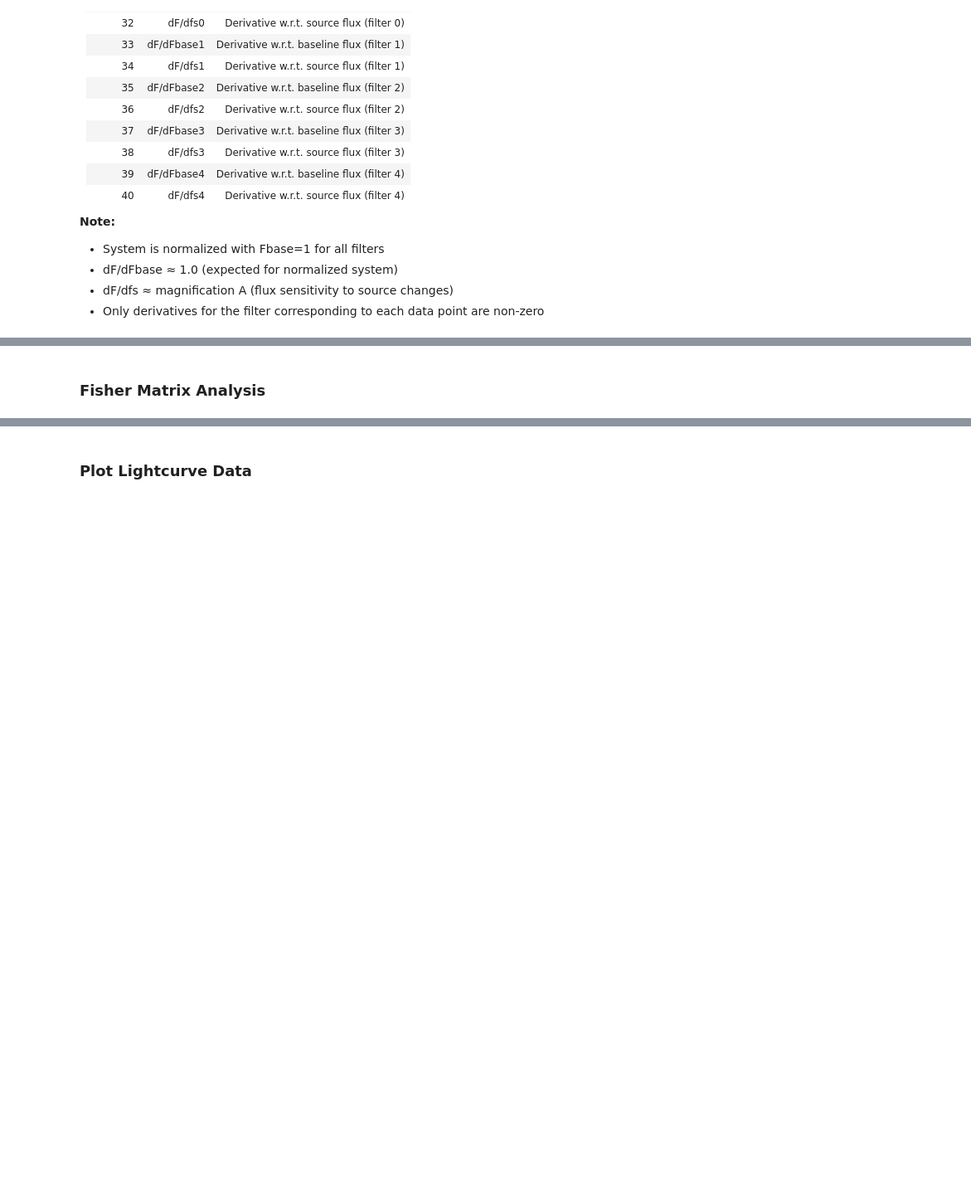
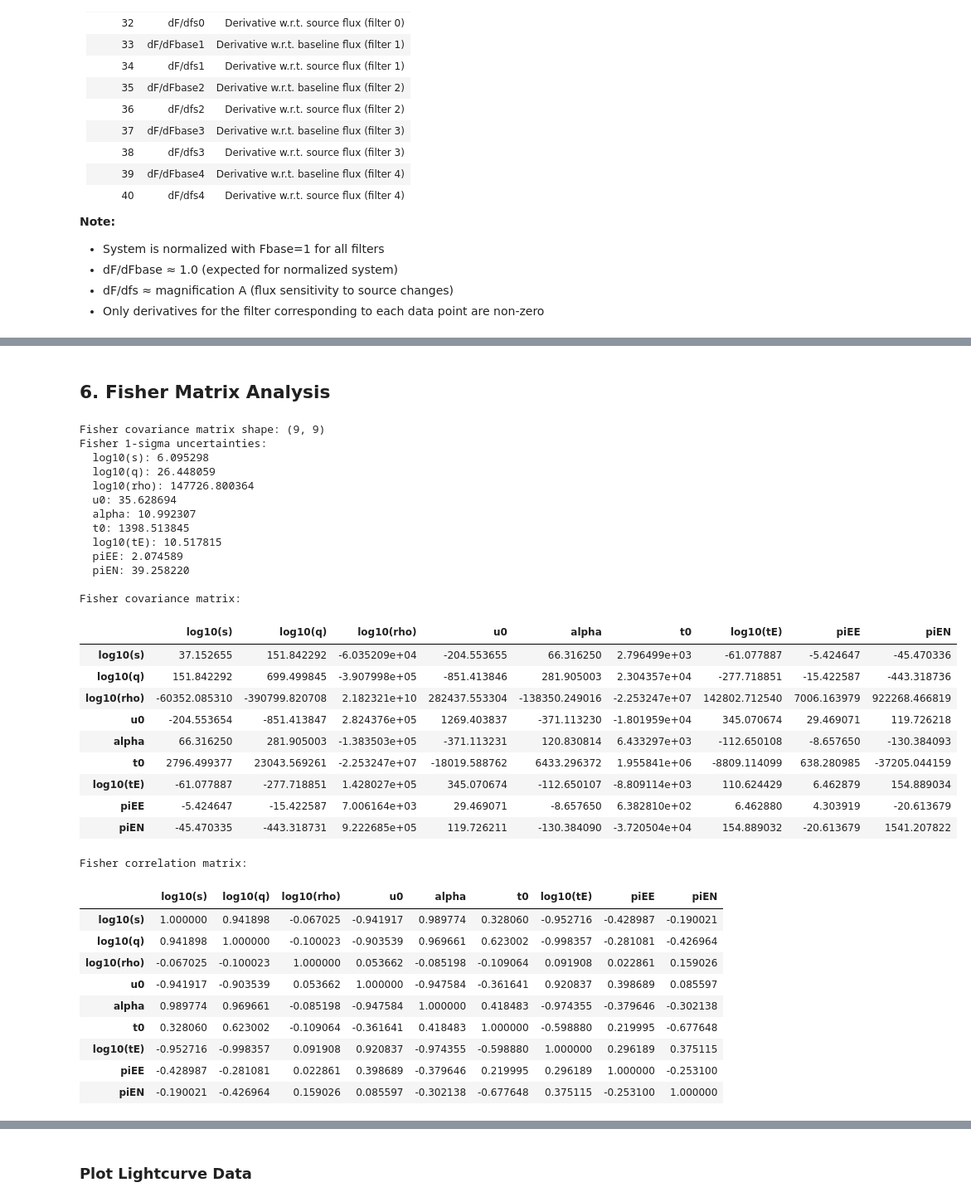
Before and after one commit to AmberLee2427/GullsPosteriors, a Jupyter notebook: fisher_exploration.ipynb, the cells around one changed output, grey strips where cells are left out. Shown at 83% size. Cells and saved outputs as stored; diff of their text form; code cells hidden in the pictures; blank space fills up the shorter version.

```diff
--- a/fisher_exploration.ipynb
+++ b/fisher_exploration.ipynb
@@ -440,32 +282,72 @@ else:
 # %% [markdown]
-### Fisher Matrix Analysis
+## 6. Fisher Matrix Analysis
 # %%
 # Analyze Fisher matrix if available
 if hasattr(data_obj, 'model_covariance') and data_obj.model_covariance is not None:
     fisher_cov = data_obj.model_covariance
     fisher_unc = data_obj.model_parameter_uncertainties
 
+    # Parameter names (in internal order)
+    param_names = ['log10(s)', 'log10(q)', 'log10(rho)', 'u0', 'alpha', 't0', 'log10(tE)', 'piEE', 'piEN']
+
     print(f"Fisher covariance matrix shape: {fisher_cov.shape}")
-    print(f"Fisher uncertainties: {fisher_unc}")
+    print(f"Fisher 1-sigma uncertainties:")
+    for i, (name, unc) in enumerate(zip(param_names, fisher_unc)):
+        print(f"  {name}: {unc:.6f}")
 
-    # Parameter names (in the order used by the code)
-    param_names = ['s', 'q', 'rho', 'u0', 'alpha', 't0', 'tE', 'piEE', 'piEN']
+    # Additional Fisher info if available
+    if hasattr(data_obj, 'n_flux_params'):
+        print(f"\nFisher includes {data_obj.n_flux_params} flux parameters (marginalized out)")
+    if hasattr(data_obj, 'fisher_inversion_success'):
+        print(f"Fisher inversion successful: {data_obj.fisher_inversion_success}")
 
     # Create DataFrame for Fisher covariance
     fisher_df = pd.DataFrame(fisher_cov, index=param_names, columns=param_names)
     print("\nFisher covariance matrix:")
     display(fisher_df)
 
     # Calculate correlation matrix
     fisher_corr = fisher_cov / np.outer(fisher_unc, fisher_unc)
     corr_df = pd.DataFrame(fisher_corr, index=param_names, columns=param_names)
     print("\nFisher correlation matrix:")
     display(corr_df)
 
 else:
     print("No Fisher matrix information available.")
-    print("This might be because:")
-    print("1. The lightcurve file doesn't contain Fisher derivative columns")
-    print("2. The Fisher computation failed")
-    print("3. You haven't loaded a lightcurve file yet")
+    print("Check that the lightcurve file contains Fisher derivative columns.")
+# %% [output]
+Fisher covariance matrix shape: (9, 9)
+Fisher 1-sigma uncertainties:
+  log10(s): 6.095298
+  log10(q): 26.448059
+  log10(rho): 147726.800364
+  u0: 35.628694
+  alpha: 10.992307
+  t0: 1398.513845
+  log10(tE): 10.517815
+  piEE: 2.074589
+  piEN: 39.258220
+
+Fisher covariance matrix:
+|  | log10(s) | log10(q) | log10(rho) | u0 | alpha | t0 | log10(tE) | piEE | piEN |
+| log10(s) | 37.152655 | 151.842292 | -6.035209e+04 | -204.553655 | 66.316250 | 2.796499e+03 | -61.077887 | -5.424647 | -45.470336 |
+| log10(q) | 151.842292 | 699.499845 | -3.907998e+05 | -851.413846 | 281.905003 | 2.304357e+04 | -277.718851 | -15.422587 | -443.318736 |
+| log10(rho) | -60352.085310 | -390799.820708 | 2.182321e+10 | 282437.553304 | -138350.249016 | -2.253247e+07 | 142802.712540 | 7006.163979 | 922268.466819 |
+| u0 | -204.553654 | -851.413847 | 2.824376e+05 | 1269.403837 | -371.113230 | -1.801959e+04 | 345.070674 | 29.469071 | 119.726218 |
+| alpha | 66.316250 | 281.905003 | -1.383503e+05 | -371.113231 | 120.830814 | 6.433297e+03 | -112.650108 | -8.657650 | -130.384093 |
+| t0 | 2796.499377 | 23043.569261 | -2.253247e+07 | -18019.588762 | 6433.296372 | 1.955841e+06 | -8809.114099 | 638.280985 | -37205.044159 |
+| log10(tE) | -61.077887 | -277.718851 | 1.428027e+05 | 345.070674 | -112.650107 | -8.809114e+03 | 110.624429 | 6.462879 | 154.889034 |
+| piEE | -5.424647 | -15.422587 | 7.006164e+03 | 29.469071 | -8.657650 | 6.382810e+02 | 6.462880 | 4.303919 | -20.613679 |
+| piEN | -45.470335 | -443.318731 | 9.222685e+05 | 119.726211 | -130.384090 | -3.720504e+04 | 154.889032 | -20.613679 | 1541.207822 |
+Fisher correlation matrix:
+|  | log10(s) | log10(q) | log10(rho) | u0 | alpha | t0 | log10(tE) | piEE | piEN |
+| log10(s) | 1.000000 | 0.941898 | -0.067025 | -0.941917 | 0.989774 | 0.328060 | -0.952716 | -0.428987 | -0.190021 |
+| log10(q) | 0.941898 | 1.000000 | -0.100023 | -0.903539 | 0.969661 | 0.623002 | -0.998357 | -0.281081 | -0.426964 |
+| log10(rho) | -0.067025 | -0.100023 | 1.000000 | 0.053662 | -0.085198 | -0.109064 | 0.091908 | 0.022861 | 0.159026 |
+| u0 | -0.941917 | -0.903539 | 0.053662 | 1.000000 | -0.947584 | -0.361641 | 0.920837 | 0.398689 | 0.085597 |
+| alpha | 0.989774 | 0.969661 | -0.085198 | -0.947584 | 1.000000 | 0.418483 | -0.974355 | -0.379646 | -0.302138 |
+| t0 | 0.328060 | 0.623002 | -0.109064 | -0.361641 | 0.418483 | 1.000000 | -0.598880 | 0.219995 | -0.677648 |
+| log10(tE) | -0.952716 | -0.998357 | 0.091908 | 0.920837 | -0.974355 | -0.598880 | 1.000000 | 0.296189 | 0.375115 |
+| piEE | -0.428987 | -0.281081 | 0.022861 | 0.398689 | -0.379646 | 0.219995 | 0.296189 | 1.000000 | -0.253100 |
+| piEN | -0.190021 | -0.426964 | 0.159026 | 0.085597 | -0.302138 | -0.677648 | 0.375115 | -0.253100 | 1.000000 |
 # %% [markdown]
```
Also changed, not shown: parts of 21 cells of this notebook, 3 other files.
